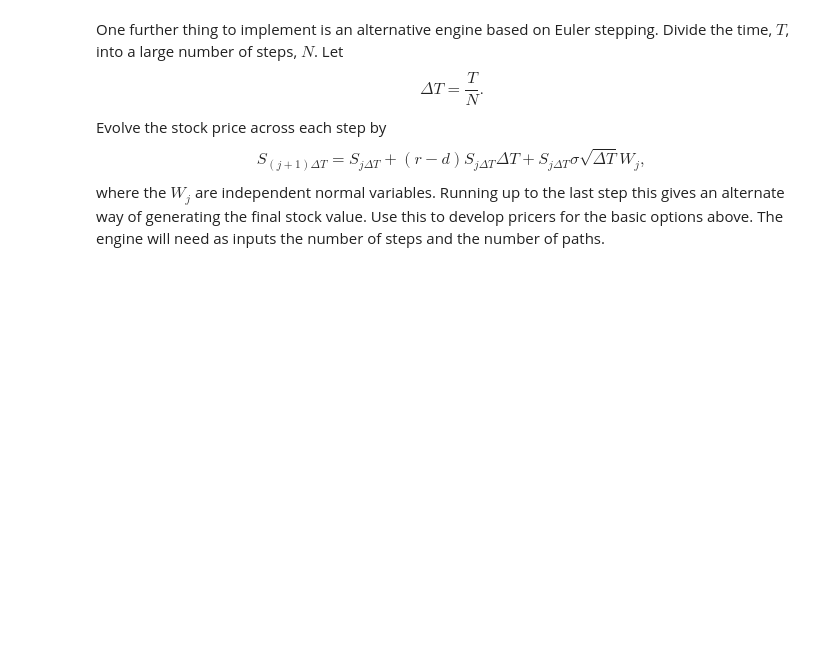
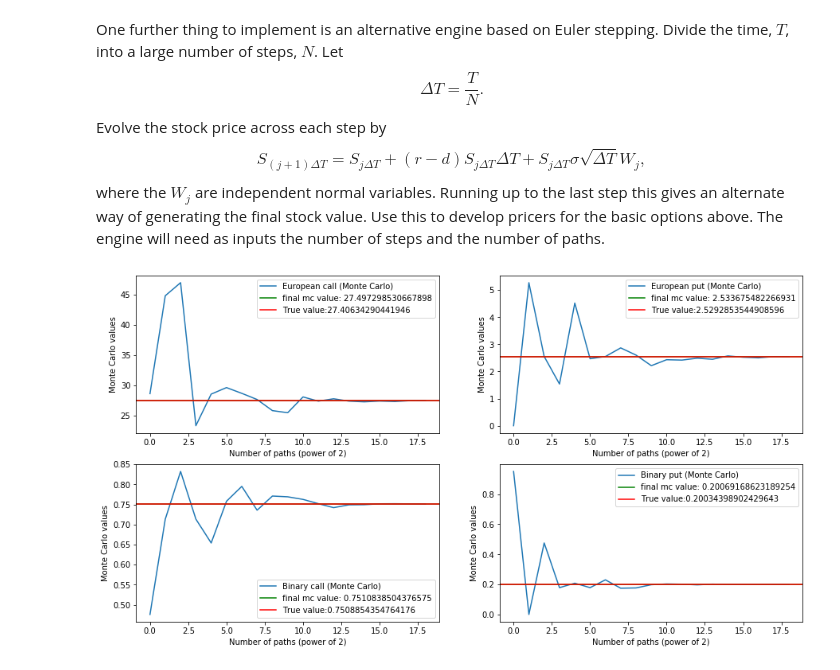
Before and after one commit to hongwai1920/Implement-Option-Pricing-Model-using-Python, a Jupyter notebook: 1. Pricing of vanilla options in the Black-Scholes world and Monte Carlo Simulation.ipynb, the cells around one changed output. Drawn from its saved outputs; the diff is of its cells as text; code cells hidden in the pictures; blank space fills up the shorter version.

```diff
--- a/1. Pricing of vanilla options in the Black-Scholes world and Monte Carlo Simulation.ipynb
+++ b/1. Pricing of vanilla options in the Black-Scholes world and Monte Carlo Simulation.ipynb
@@ -887,32 +893,34 @@ T = 1
 K = 100
 r = 0.05
 d = 0
 sigma = 0.25
 face_value = 1
 
 option_types = ('European call', 'European put', 'Binary call', 'Binary put')
 
 # Black-Scholes prices
 opt = Option(S0, K, r, d, sigma, T)
 BS = [opt.european_call(), opt.european_put(), opt.binary_call(face_value), opt.binary_put(face_value)]
 
 
-num_paths = 20
+num_paths = 19
 num_steps = 100
 
 # monte carlo values
 mc_values = {}
 
 
 for option_type in option_types:
-    mc_values[option_type] = black_scholes_monte_carlo_pricer(option_type, S0, K, r, d, sigma, T, True, num_steps, num_paths)
+    mc_values[option_type] = black_scholes_monte_carlo_pricer(option_type, S0, K, r, d, sigma, T, num_steps, num_paths, True)
 
 f, ax = plt.subplots(2,2, figsize = (15,8))
 
 for i, option in enumerate(option_types):
     ax[i//2, i%2].plot(mc_values[option], label = option + ' (Monte Carlo)')
     ax[i//2, i%2].axhline(mc_values[option][-1], label = 'final mc value: ' + str(mc_values[option][-1]), c = 'g')
     ax[i//2, i%2].axhline(BS[i], label = 'True value:' + str(BS[i]), c = 'r')
     ax[i//2, i%2].set_xlabel('Number of paths (power of 2)')
     ax[i//2, i%2].set_ylabel('Monte Carlo values')
     ax[i//2, i%2].legend()
+# %% [output]
+[figure, added]
```
Also changed, not shown: parts of 12 cells of this notebook.
